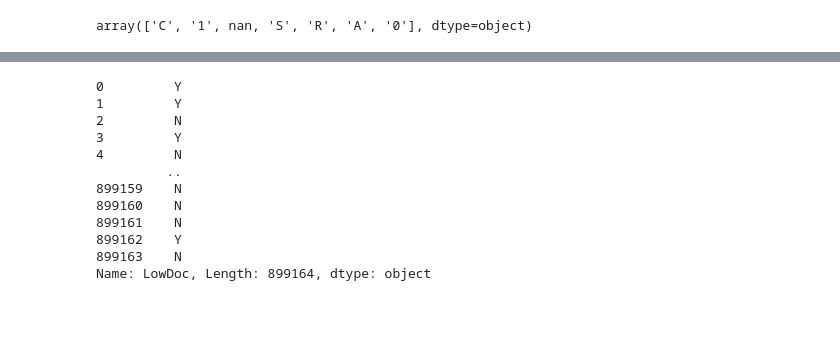
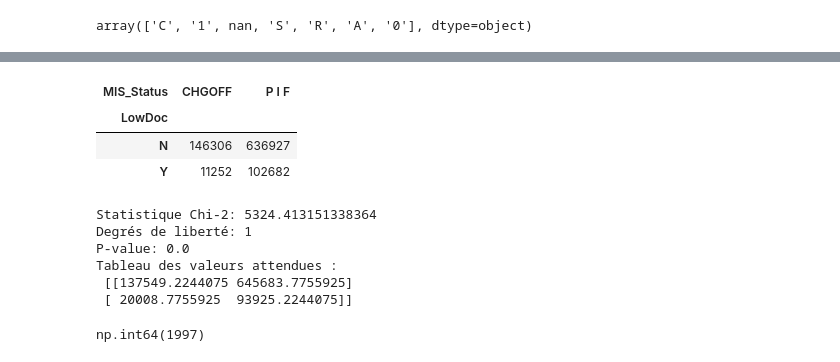
Before and after one commit to haceneZERROUK/brief_loan, a Jupyter notebook: analyse.ipynb, the cells around one changed output, grey strips where cells are left out. Saved outputs shown, nothing was run; the diff lists cells and outputs as text; code cells hidden in the pictures; blank space fills up the shorter version.

```diff
--- a/analyse.ipynb
+++ b/analyse.ipynb
@@ -365,15 +387,32 @@ TypeError: string indices must be integers, not 'str'
-# %%
-df_2['LowDoc']
-# %% [output]
-0         Y
-1         Y
-2         N
-3         Y
-4         N
-         ..
-899159    N
-899160    N
-899161    N
-899162    Y
-899163    N
-Name: LowDoc, Length: 899164, dtype: object
+# %%
+# Assurez-vous que les colonnes 'Lowdoc' et 'MIS_Status' sont de type catégoriel
+low_d= df_2['LowDoc'].astype('category')
+status_d= df_2['MIS_Status'].astype('category')
+
+# Créez un tableau de contingence entre les deux variables
+contingency_table = pd.crosstab(low_d, status_d)
+# %%
+contingency_table
+# %% [output]
+| MIS_Status | CHGOFF | P I F |
+| LowDoc |  |  |
+| N | 146306 | 636927 |
+| Y | 11252 | 102682 |
+# %%
+chi2, p, dof, expected = stats.chi2_contingency(contingency_table)
+
+print("Statistique Chi-2:", chi2)
+print("Degrés de liberté:", dof)
+print("P-value:", p)
+print("Tableau des valeurs attendues :\n", expected)
+# %% [output]
+Statistique Chi-2: 5324.413151338364
+Degrés de liberté: 1
+P-value: 0.0
+Tableau des valeurs attendues :
+ [[137549.2244075 645683.7755925]
+ [ 20008.7755925  93925.2244075]]
+# %%
+df_2['MIS_Status'].isna().sum()
+# %% [output]
+np.int64(1997)
```
Also changed, not shown: parts of 8 cells of this notebook.
